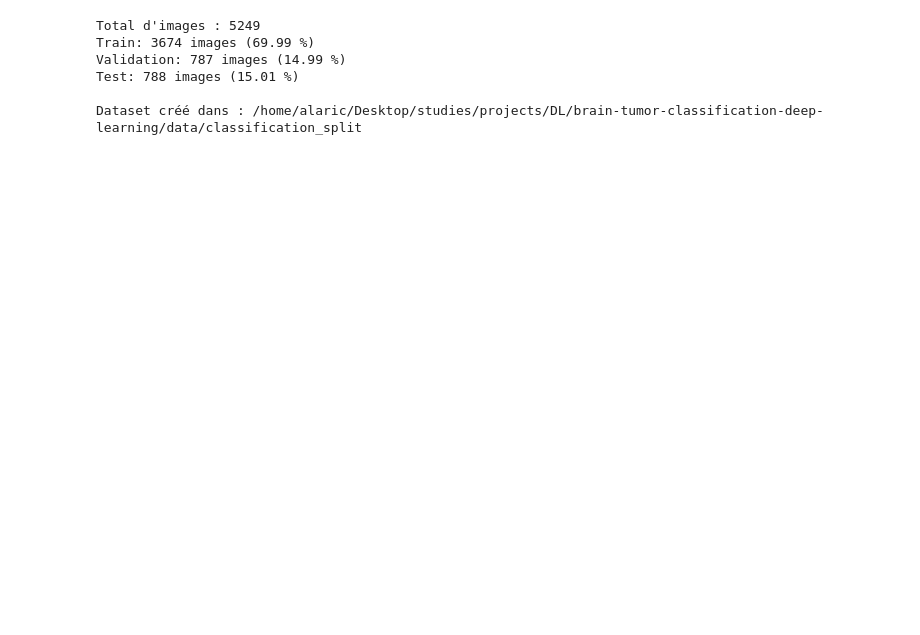
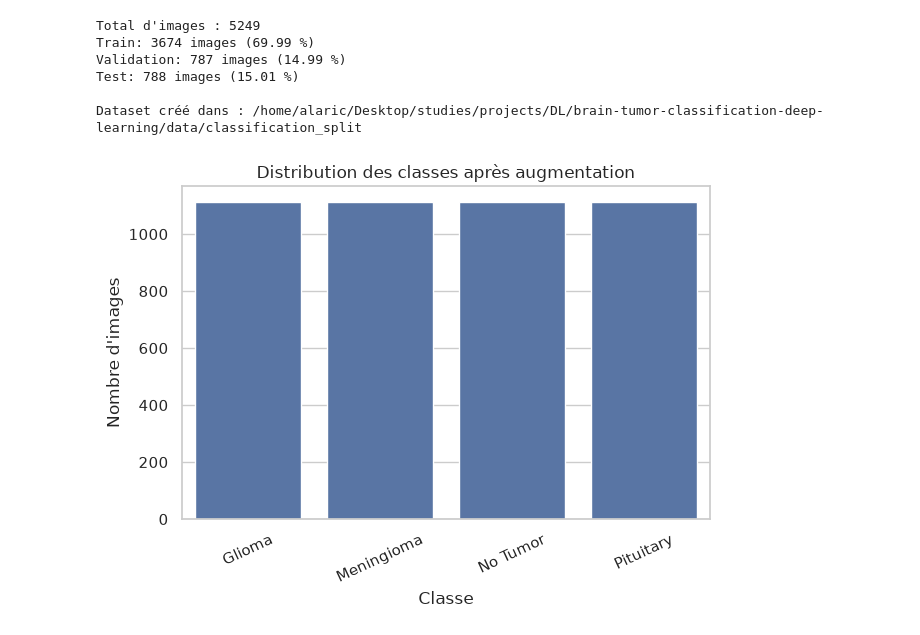
Before and after one commit to Moussa-Mohammed1/brain-tumor-classification-deep-learning, a Jupyter notebook: notebooks/01_data_exploration.ipynb, the cells around one changed output. Cells and saved outputs as stored; diff of their text form; code cells hidden in the pictures; blank space fills up the shorter version.

Commit message:
verifying classes distribution after data augmentation

```diff
--- a/notebooks/01_data_exploration.ipynb
+++ b/notebooks/01_data_exploration.ipynb
@@ -302,3 +302,33 @@ Validation: 787 images (14.99 %)
 Test: 788 images (15.01 %)
 
 Dataset créé dans : /home/alaric/Desktop/studies/projects/DL/brain-tumor-classification-deep-learning/data/classification_split
+# %%
+from pathlib import Path
+import pandas as pd
+import seaborn as sns
+import matplotlib.pyplot as plt
+
+train_dir = Path("../data/classification_split/Train")
+records = []
+
+for class_dir in train_dir.iterdir():
+    images_dir = class_dir / "images"
+
+    if images_dir.is_dir():
+        for path in images_dir.iterdir():
+            if path.is_file() and path.suffix.lower() in {
+                ".jpg", ".jpeg", ".png", ".bmp"
+            }:
+                records.append({"class_name": class_dir.name})
+
+df = pd.DataFrame(records)
+
+sns.countplot(data=df, x="class_name", order=sorted(df["class_name"].unique()))
+plt.title("Distribution des classes après augmentation")
+plt.xlabel("Classe")
+plt.ylabel("Nombre d'images")
+plt.xticks(rotation=25)
+plt.tight_layout()
+plt.show()
+# %% [output]
+[figure, added]
```
Also changed, not shown: parts of 1 cell of this notebook.
